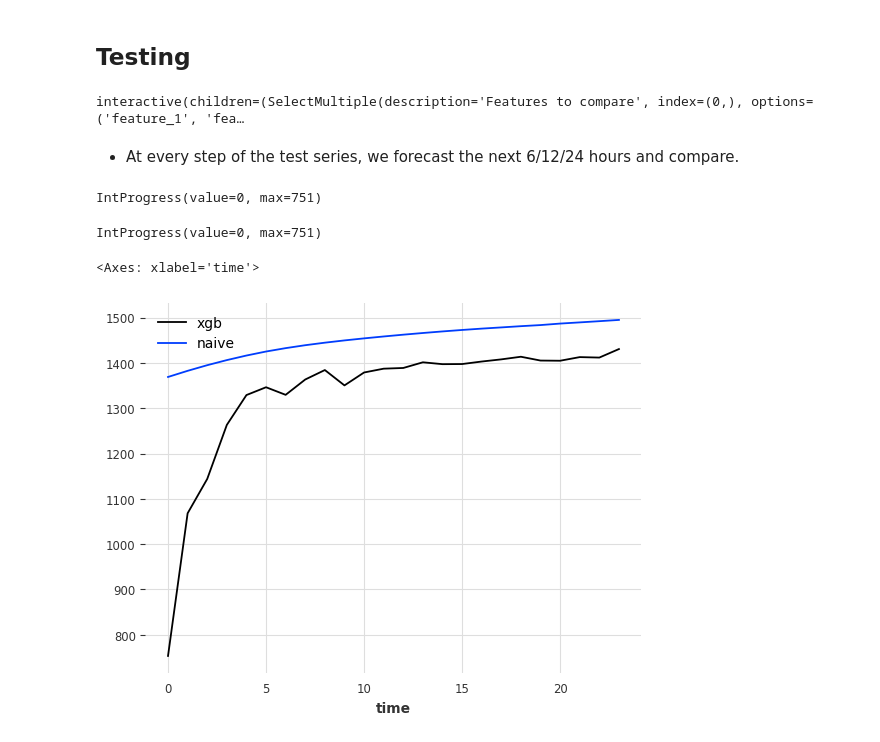
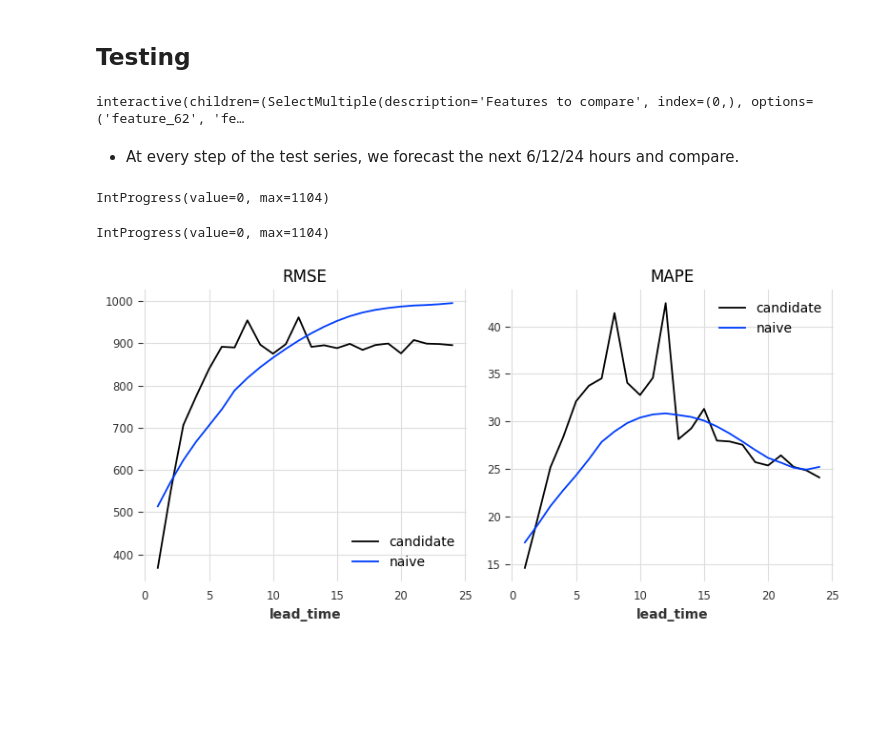
Before and after one commit to DHI/WaterBench-TimeSeries-WWTPINflow, a Jupyter notebook: code/example.ipynb, the cells around one changed output. Drawn from its saved outputs; the diff is of its cells as text; code cells hidden in the pictures; blank space fills up the shorter version.

```diff
--- a/code/example.ipynb
+++ b/code/example.ipynb
@@ -168,17 +172,17 @@ encoders = {"cyclic": {"future": "month"}}
 
 regmodel = RegressionModel(
     model=Ridge(fit_intercept=False, solver="lsqr"),
-    lags=n_lags,
-    lags_future_covariates=(0, 1),
-    lags_past_covariates=n_lags,
+    lags=n_ar_lags,
+    lags_past_covariates=n_past_lags,
+    lags_future_covariates=n_future_lags,
     output_chunk_length=output_chunk_length,
     add_encoders=encoders,
 )
 
 xgbmodel = XGBModel(
-    lags=n_lags,
-    lags_future_covariates=(0, 1),
-    lags_past_covariates=n_lags,
+    lags=n_ar_lags,
+    lags_past_covariates=n_past_lags,
+    lags_future_covariates=n_future_lags,
     output_chunk_length=output_chunk_length,
     add_encoders=encoders,
 )
@@ -253,15 +257,15 @@ else:
     selected_components_past_train = selected_components_past_test = None
 
 if len(future_components) > 0:
-    selected_train_future_covariates = [s[future_components] for s in train_covariates]
-    selected_test_future_covariates = test_covariates[future_components]
+    selected_components_future_train = [s[future_components] for s in train_covariates]
+    selected_components_future_test = test_covariates[future_components]
 else:
-    selected_train_future_covariates = selected_test_future_covariates = None
+    selected_components_future_train = selected_components_future_test = None
 # %%
 candidate.model.fit(
     train_target,
+    future_covariates=selected_components_future_train,
     past_covariates=selected_components_past_train,
-    future_covariates=selected_train_future_covariates,
 )
 # %% [output]
 Fitting was called with `add_encoders` and suspicion of lazy loading. The encodings/covariates are generated pre-train for all individual targets and loaded into memory. Depending on the size of your  ...
@@ -286,7 +290,7 @@ nudger = IntSlider(min=-12, max=12, value=0, description="Nudge pred. start")
 
 @interact(features=feature_i, nudge=nudger)
 def plot_forecast(features, nudge):
-    arbitrary_breakpoints = [70, 85, 350, 532, 568]  # Needs to be above n_lags
+    arbitrary_breakpoints = [400, 650, 750, 810, 968]  # Needs to be above n_lags
     fig, axes = plt.subplots(
         2, len(arbitrary_breakpoints), figsize=(20, 5), sharey="row", sharex="col"
     )
@@ -304,7 +308,7 @@ def plot_forecast(features, nudge):
             series=test_in,
             n=output_chunk_length,
             past_covariates=selected_components_past_test,
-            future_covariates=selected_test_future_covariates,
+            future_covariates=selected_components_future_test,
         )
 
         actual_inflow = test_target.slice(start_ts=minx, end_ts=maxx)
@@ -324,7 +328,7 @@ def plot_forecast(features, nudge):
 
     plt.tight_layout()
 # %% [output]
-interactive(children=(SelectMultiple(description='Features to compare', index=(0,), options=('feature_1', 'fea…
+interactive(children=(SelectMultiple(description='Features to compare', index=(0,), options=('feature_62', 'fe…
 # %% [markdown]
 - At every step of the test series, we forecast the next 6/12/24 hours and compare.
 # %%
@@ -394,23 +411,30 @@ candidate_errors = compute_errors(
     candidate.model,
     output_chunk_length,
     past_covariates=selected_components_past_test,
-    future_covariates=selected_test_future_covariates,
+    future_covariates=selected_components_future_test,
     output_transform=np.expm1,
 )
 naive_errors = compute_errors(
     test_target, naive, output_chunk_length, output_transform=np.expm1, is_naive=True
 )
 # %% [output]
-IntProgress(value=0, max=751)
+IntProgress(value=0, max=1104)
-IntProgress(value=0, max=751)
+IntProgress(value=0, max=1104)
-# %%
-pd.concat(
-    [
-        metric_by_horizon(candidate_errors, rmse, "xgb"),
-        metric_by_horizon(naive_errors, rmse, "naive"),
-    ],
-    axis=1,
-).plot()
-# %% [output]
-<Axes: xlabel='time'>
-[figure, removed]
+# %%
+fig, axes = plt.subplots(1, 2, figsize=(8, 4))
+pd.DataFrame(
+    {
+        "candidate": get_rmse(candidate_errors),
+        "naive": get_rmse(naive_errors),
+    }
+).plot(title="RMSE", ax=axes[0])
+pd.DataFrame(
+    {
+        "candidate": get_mape(candidate_errors),
+        "naive": get_mape(naive_errors),
+    }
+).plot(title="MAPE", ax=axes[1])
+plt.tight_layout()
+plt.show()
+# %% [output]
+[figure, added]
```
Also changed, not shown: parts of 10 cells of this notebook, 1 other file.
